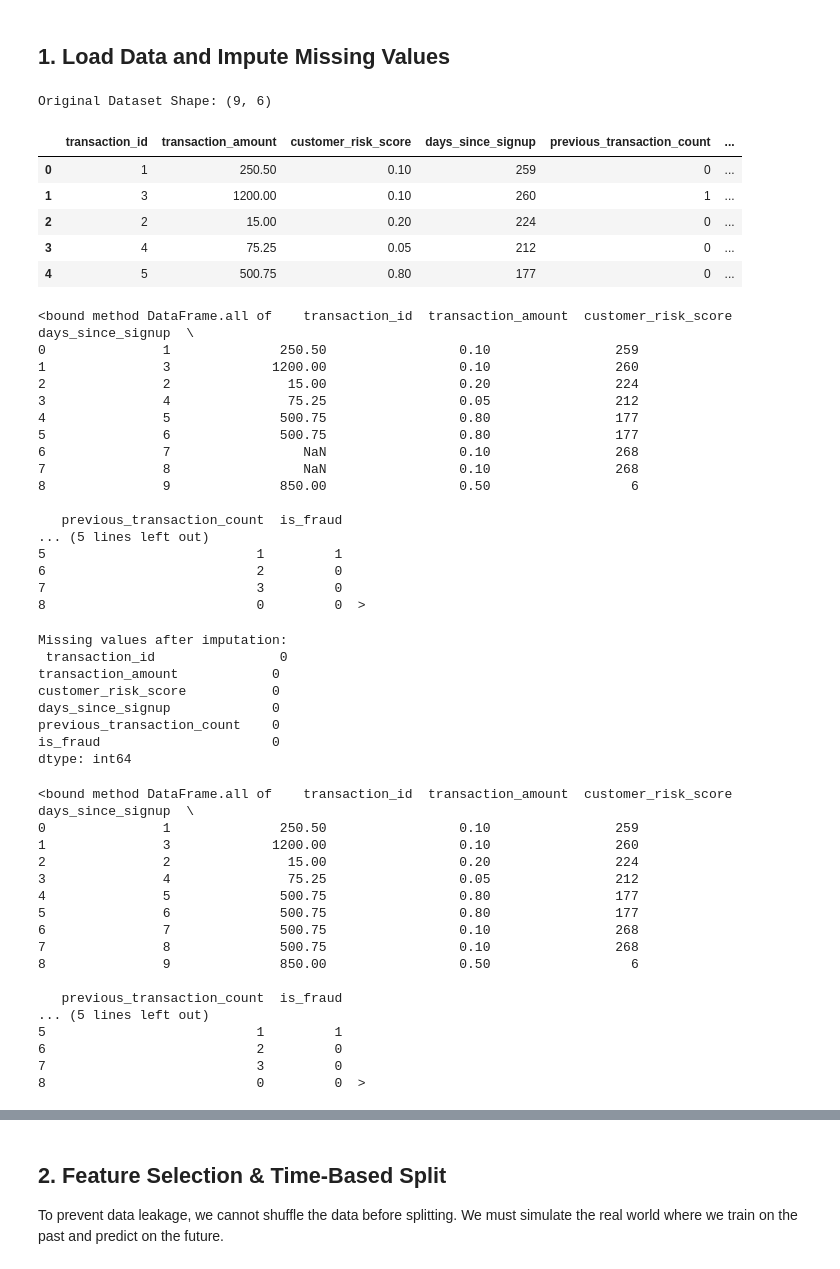
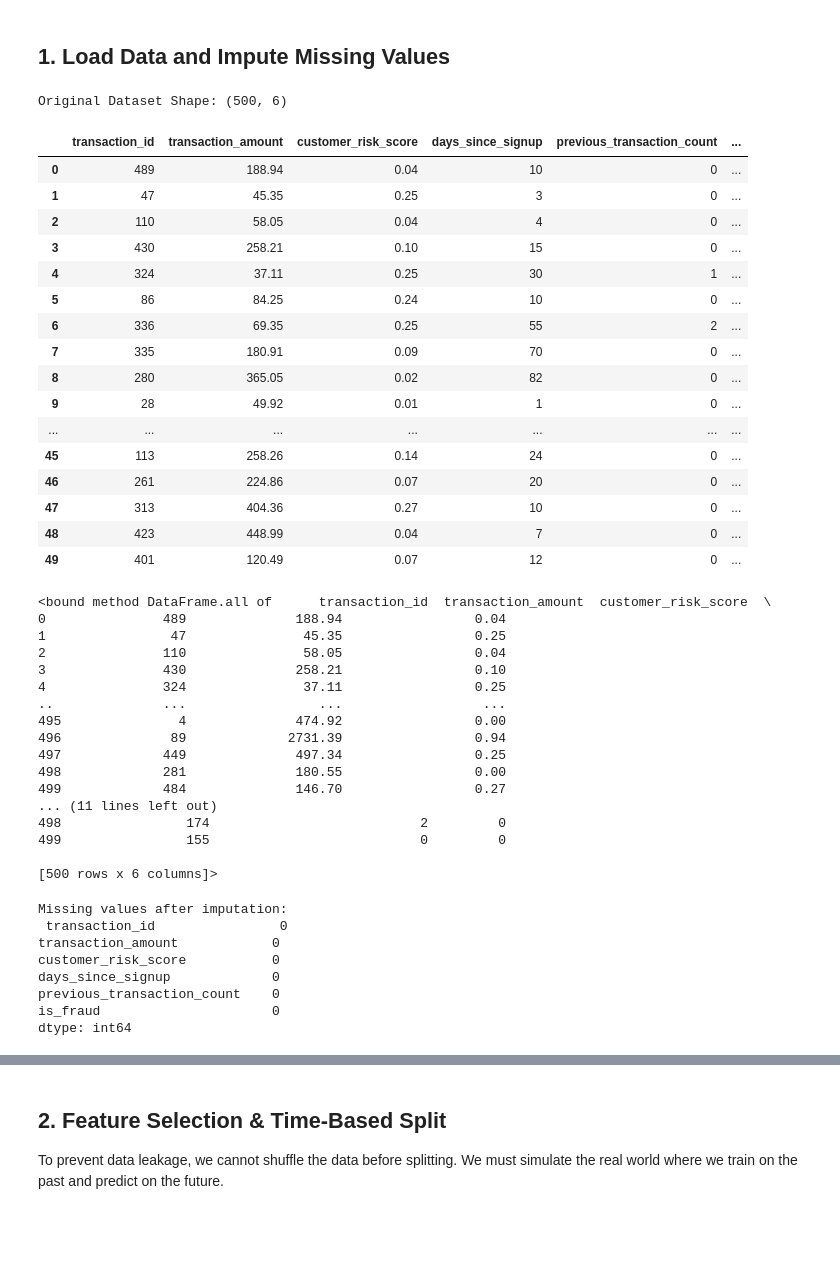
Before and after one commit to vibhore-pcplusa/Upscale_on_ML, a Jupyter notebook: stage5_modelling.ipynb, the cells around one changed output, grey strips where cells are left out. Drawn from its saved outputs; the diff is of its cells as text; code cells hidden in the pictures; blank space fills up the shorter version.

```diff
--- a/stage5_modelling.ipynb
+++ b/stage5_modelling.ipynb
@@ -6,43 +6,54 @@ This notebook fulfills the final practical deliverable for our study path. We wi
 # %%
 import pandas as pd
 from sklearn.impute import SimpleImputer
 
 # Load the dataset
 df = pd.read_csv('training_dataset.csv')
 print("Original Dataset Shape:", df.shape)
-display(df.head())
+display(df.head(50))
 display(df.all)
 
 # Impute missing values in 'transaction_amount' using the median
 imputer = SimpleImputer(strategy='median')
 df['transaction_amount'] = imputer.fit_transform(df[['transaction_amount']])
 print("\nMissing values after imputation:\n", df.isnull().sum())
-display(df.all)
+display(df.head(50))
 # %% [output]
-Original Dataset Shape: (9, 6)
+Original Dataset Shape: (500, 6)
 |  | transaction_id | transaction_amount | customer_risk_score | days_since_signup | previous_transaction_count | ... |
-| 0 | 1 | 250.50 | 0.10 | 259 | 0 | ... |
-| 1 | 3 | 1200.00 | 0.10 | 260 | 1 | ... |
-| 2 | 2 | 15.00 | 0.20 | 224 | 0 | ... |
-| 3 | 4 | 75.25 | 0.05 | 212 | 0 | ... |
-| 4 | 5 | 500.75 | 0.80 | 177 | 0 | ... |
+| 0 | 489 | 188.94 | 0.04 | 10 | 0 | ... |
+| 1 | 47 | 45.35 | 0.25 | 3 | 0 | ... |
+| 2 | 110 | 58.05 | 0.04 | 4 | 0 | ... |
+| 3 | 430 | 258.21 | 0.10 | 15 | 0 | ... |
+| 4 | 324 | 37.11 | 0.25 | 30 | 1 | ... |
+| 5 | 86 | 84.25 | 0.24 | 10 | 0 | ... |
+| 6 | 336 | 69.35 | 0.25 | 55 | 2 | ... |
+| 7 | 335 | 180.91 | 0.09 | 70 | 0 | ... |
+| 8 | 280 | 365.05 | 0.02 | 82 | 0 | ... |
+| 9 | 28 | 49.92 | 0.01 | 1 | 0 | ... |
+| ... | ... | ... | ... | ... | ... | ... |
+| 45 | 113 | 258.26 | 0.14 | 24 | 0 | ... |
+| 46 | 261 | 224.86 | 0.07 | 20 | 0 | ... |
+| 47 | 313 | 404.36 | 0.27 | 10 | 0 | ... |
+| 48 | 423 | 448.99 | 0.04 | 7 | 0 | ... |
+| 49 | 401 | 120.49 | 0.07 | 12 | 0 | ... |
-<bound method DataFrame.all of    transaction_id  transaction_amount  customer_risk_score  days_since_signup  \
-0               1              250.50                 0.10                259
-1               3             1200.00                 0.10                260
-2               2               15.00                 0.20                224
-3               4               75.25                 0.05                212
-4               5              500.75                 0.80                177
-5               6              500.75                 0.80                177
-6               7                 NaN                 0.10                268
-7               8                 NaN                 0.10                268
-8               9              850.00                 0.50                  6
+<bound method DataFrame.all of      transaction_id  transaction_amount  customer_risk_score  \
+0               489              188.94                 0.04
+1                47               45.35                 0.25
+2               110               58.05                 0.04
+3               430              258.21                 0.10
+4               324               37.11                 0.25
+..              ...                 ...                  ...
+495               4              474.92                 0.00
+496              89             2731.39                 0.94
+497             449              497.34                 0.25
+498             281              180.55                 0.00
+499             484              146.70                 0.27
+... (11 lines left out)
+498                174                           2         0
+499                155                           0         0
 
-   previous_transaction_count  is_fraud
-... (5 lines left out)
-5                           1         1
-6                           2         0
-7                           3         0
-8                           0         0  >
+[500 rows x 6 columns]>
 Missing values after imputation:
  transaction_id                0
 transaction_amount            0
@@ -51,20 +62,3 @@ days_since_signup             0
 previous_transaction_count    0
 is_fraud                      0
 dtype: int64
-<bound method DataFrame.all of    transaction_id  transaction_amount  customer_risk_score  days_since_signup  \
-0               1              250.50                 0.10                259
-1               3             1200.00                 0.10                260
-2               2               15.00                 0.20                224
-3               4               75.25                 0.05                212
-4               5              500.75                 0.80                177
-5               6              500.75                 0.80                177
-6               7              500.75                 0.10                268
-7               8              500.75                 0.10                268
-8               9              850.00                 0.50                  6
-
-   previous_transaction_count  is_fraud
-... (5 lines left out)
-5                           1         1
-6                           2         0
-7                           3         0
-8                           0         0  >
```
Also changed, not shown: parts of 6 cells of this notebook, 8 other files.
